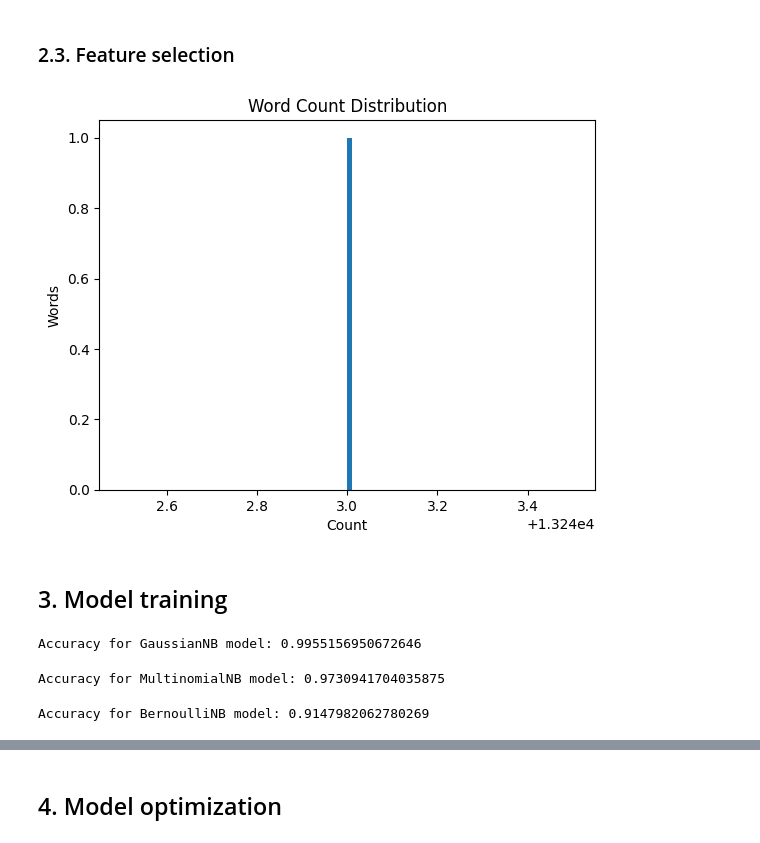
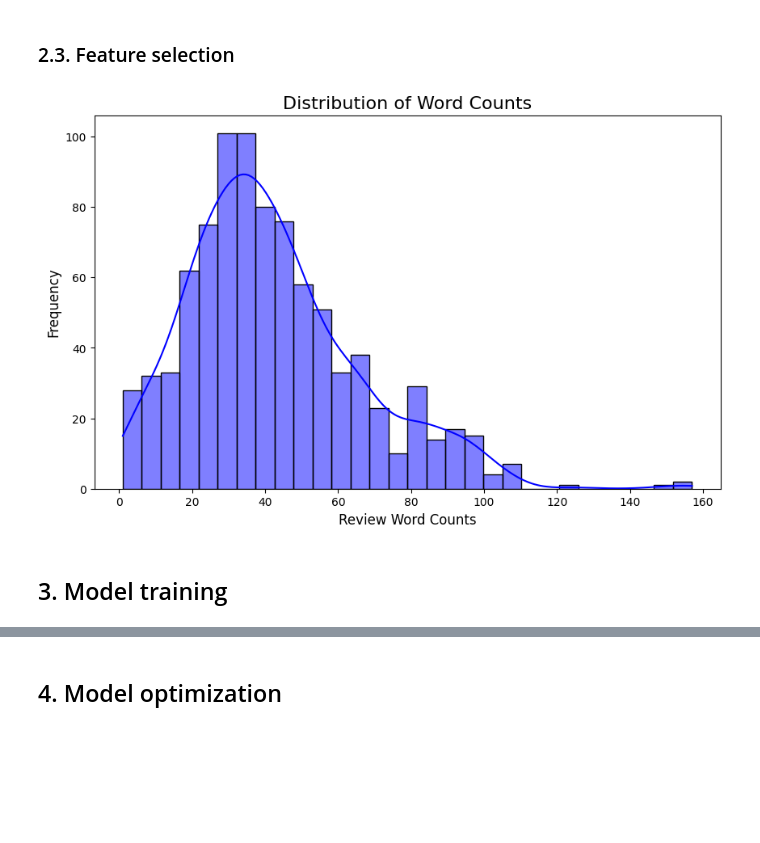
Before and after one commit to helloklow/helloklow-naive-bayes-project, a Jupyter notebook: src/mvp.ipynb, the cells around one changed output, grey strips where cells are left out. Cells and saved outputs as stored; diff of their text form; code cells hidden in the pictures; blank space fills up the shorter version.

```diff
--- a/src/mvp.ipynb
+++ b/src/mvp.ipynb
@@ -95,8 +103,3 @@ scores=cross_val(model, training_word_counts, training_labels)
 Cross-validation accuracy: 80.99 +/- 4.17%
 # %% [markdown]
 ### 2.2. Missing, and/or extreme values
-# %%
-# Try plotting the distribution of review lengths!
-
-data_df['review'] = data_df.review.apply(len)
-sns.displot(data_df,x='review')
@@ -105,0 +106,13 @@ sns.displot(data_df,x='review')
+# %%
+# Try plotting the distribution of review lengths!
+
+data_df['review_length'] = data_df['review'].apply(len)
+
+plt.figure(figsize=(10, 6))
+sns.histplot(data_df['review_length'], bins=30, kde=True, color='blue')
+
+plt.title('Distribution of Review Lengths', fontsize=16)
+plt.xlabel('Review Length (Number of Characters)', fontsize=12)
+plt.ylabel('Frequency', fontsize=12)
+
+plt.show()
@@ -108,49 +123,18 @@ sns.displot(data_df,x='review')
 # %%
 # After encoding we have over three thousand features - do we need all of them? Try plotting the distribution of word counts!
 word_counts = training_word_counts.sum().tolist()
 
-plt.title('Word Count Distribution')
-plt.xlabel('Count')
-plt.ylabel('Words')
-plt.hist(word_counts, bins=100)
+data_df['word_counts'] = data_df['review'].apply(lambda x: len(str(x).split()))
+
+plt.figure(figsize=(10, 6))
+sns.histplot(data_df['word_counts'], bins=30, kde=True, color='blue')
+
+plt.title('Distribution of Word Counts', fontsize=16)
+plt.xlabel('Review Word Counts', fontsize=12)
+plt.ylabel('Frequency', fontsize=12)
+
 plt.show()
 # %% [output]
-[figure, old version]
+[figure, new version]
 # %% [markdown]
 ## 3. Model training
-# %%
-# Initialize and fit GaussianNB
-model = GaussianNB()
-model.fit(testing_word_counts, testing_labels)
-
-# Predict the test set
-predicted_labels = model.predict(testing_word_counts)
-predicted_labels
-
-print(f"Accuracy for GaussianNB model: {accuracy_score(testing_labels, predicted_labels)}")
-# %% [output]
-Accuracy for GaussianNB model: 0.9955156950672646
-# %%
-# Initialize and fit MultinomialNB
-model = MultinomialNB()
-model.fit(testing_word_counts, testing_labels)
-
-# Predict the test set
-predicted_labels = model.predict(testing_word_counts)
-predicted_labels
-
-print(f"Accuracy for MultinomialNB model: {accuracy_score(testing_labels, predicted_labels)}")
-# %% [output]
-Accuracy for MultinomialNB model: 0.9730941704035875
-# %%
-# Initialize and fit BernoulliNB
-model = BernoulliNB()
-model.fit(testing_word_counts, testing_labels)
-
-# Predict the test set
-predicted_labels = model.predict(testing_word_counts)
-predicted_labels
-
-print(f"Accuracy for BernoulliNB model: {accuracy_score(testing_labels, predicted_labels)}")
-# %% [output]
-Accuracy for BernoulliNB model: 0.9147982062780269
```
Also changed, not shown: parts of 10 cells of this notebook.
